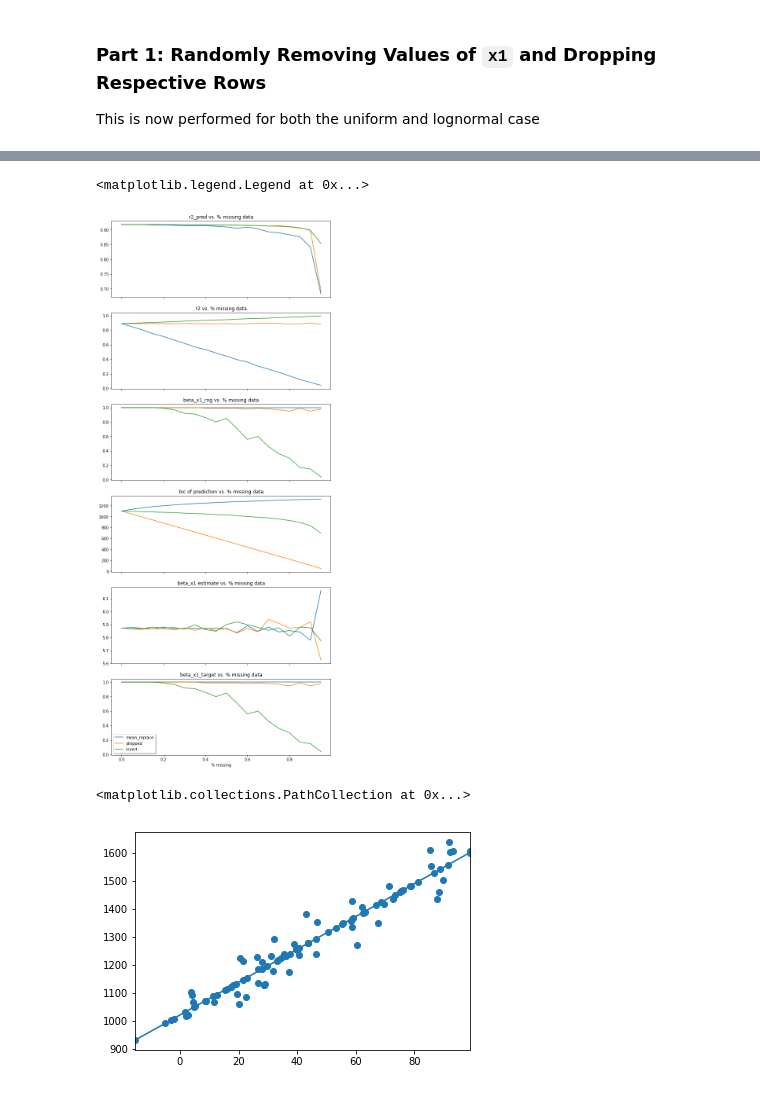
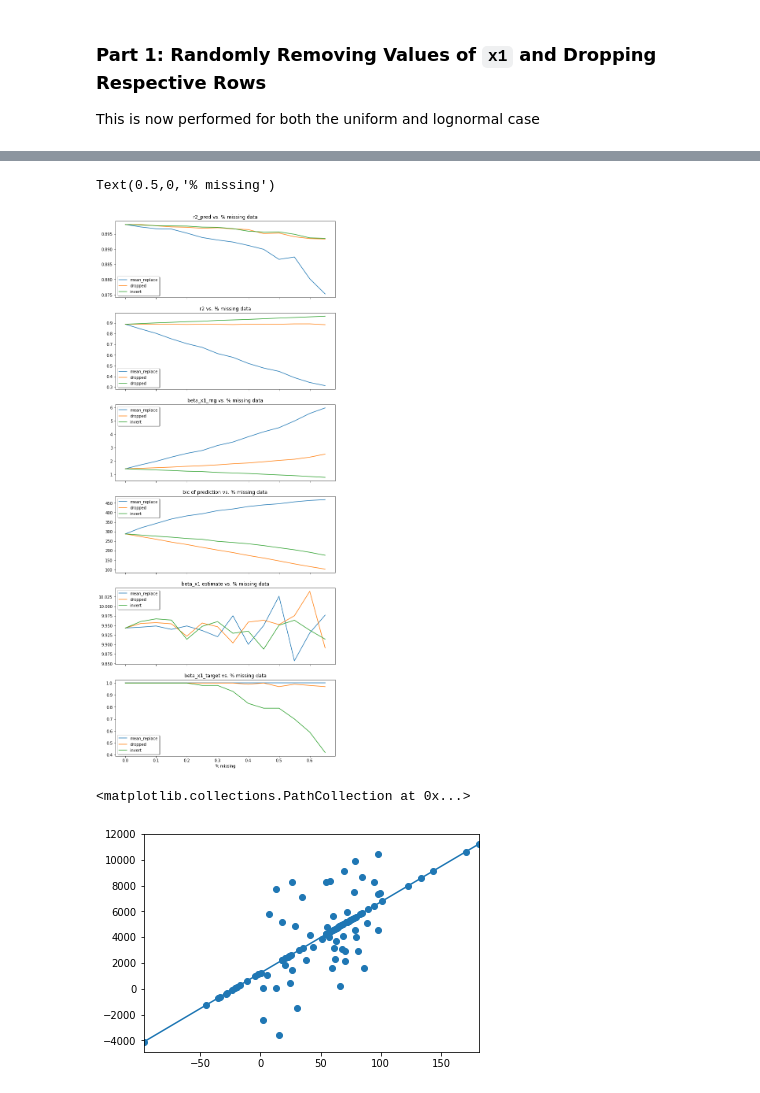
Before and after one commit to eilifm/rit_missing_data, a Jupyter notebook: 2018-02-10_simple_case_comparisons_4_method.ipynb, the cells around one changed output, grey strips where cells are left out. Cells and saved outputs as stored; diff of their text form; code cells hidden in the pictures.

```diff
--- a/2018-02-10_simple_case_comparisons_4_method.ipynb
+++ b/2018-02-10_simple_case_comparisons_4_method.ipynb
@@ -21,16 +21,16 @@ x1_norm_clean_fit_data, x1_norm_test_data, x1_norm_coeffs = generate_ind_model(
                                                         1,
                                                         [x_def_helper('lognormal', coeff=6, mean=1, sigma=1)],
                                                         intercept=10,
-                                                        n=100,
-                                                        noise_factor=.05
+                                                        n=16,
+                                                        beta_sigma=.01
                                                     )
 
 x1_uniform_clean_fit_data, x1_uniform_test_data, x1_uniform_coeffs = generate_ind_model(
                                                         1,
-                                                        [x_def_helper('uniform', coeff=6, low=0, high=100)],
-                                                        intercept=1000,
+                                                        [x_def_helper('uniform', coeff=10, low=0, high=1)],
+                                                        intercept=10,
                                                         n=100,
-                                                        noise_factor=.1
+                                                        beta_sigma=.1
                                                     )
 print(x1_norm_clean_fit_data['y'].std())
 print(x1_uniform_clean_fit_data['y'].std())
@@ -56,7 +56,7 @@ def run(fit_data, test_data, action_type, incr=.05,iters=50):
     # Begin replication loop
     for i in range(iters):
         # Begin percent range loop
-        for pct in np.arange(0, 1, incr):
+        for pct in np.arange(0, .8, incr):
 
             # Make a copy of the dataset so that we do not contaminate the memory
             wrecked_data = fit_data.copy(deep=True)
@@ -115,7 +115,7 @@ def run_new(fit_data, test_data, action_type, incr=.05,iters=50):
     # Begin replication loop
     for i in range(iters):
         # Begin percent range loop
-        for pct in np.arange(0, 1, incr):
+        for pct in np.arange(0, .7, incr):
 
             # Make a copy of the dataset so that we do not contaminate the memory
             wrecked_data = fit_data.copy(deep=True)
@@ -132,7 +132,7 @@ def run_new(fit_data, test_data, action_type, incr=.05,iters=50):
                 elif action_type == 'invert':
                     fixed_data, w_impute_coeff = inverse_fit_impute('x1', 'y', wrecked_data)
                 elif action_type == 'random':
-                    raise NotImplementedError("Still working on it.")
+                    fixed_data = rand_replace('x1', wrecked_data)
                 else:
                     raise ValueError("Invalid action_type: %s" % action_type)
             else:
@@ -194,8 +199,8 @@ x1_uniform_results_drop_agg, x1_uniform_drop_results = run_new(x1_uniform_clean_
 # %%
 x1_uniform_results = {'mean_replace': x1_uniform_results_mean_agg,
                       'invert': x1_uniform_results_invert_agg,
-                      'drop': x1_uniform_results_drop_agg
-                      }
+                      'drop': x1_uniform_results_drop_agg,
+                      'rand': x1_uniform_results_rand_agg}
 # %%
 x1_uniform_results_invert_agg
 #print(x1_lognorm_results_agg['fix'][['beta_x1_target']])|
@@ -221,44 +224,56 @@ x1_uniform_results_invert_agg
 # %%
 x1_uniform_results = x1_uniform_results
+x1_uniform_results['']
 f, axarr = plt.subplots(6, sharex=True, figsize=(10,25))
 axarr[0].plot(x1_uniform_results['mean_replace'][['r2_pred']], label='mean_replace')
 axarr[0].plot(x1_uniform_results['drop'][['r2_pred']], label='dropped')
 axarr[0].plot(x1_uniform_results['invert'][['r2_pred']], label='invert')
+#axarr[0].plot(x1_uniform_results['rand'][['r2_pred']], label='rand')
 axarr[0].set_title('r2_pred vs. % missing data')
+axarr[0].legend(shadow=True, fancybox=True)
 
 axarr[1].plot(x1_uniform_results['mean_replace'][['r2']], label='mean_replace')
 axarr[1].plot(x1_uniform_results['drop'][['r2']], label='dropped')
 axarr[1].plot(x1_uniform_results['invert'][['r2']], label='dropped')
+#axarr[1].plot(x1_uniform_results['rand'][['r2']], label='rand')
 axarr[1].set_title('r2 vs. % missing data')
+axarr[1].legend(shadow=True, fancybox=True)
 
-axarr[2].plot(x1_uniform_results['mean_replace'][['beta_x1_target']], label='mean_replace')
-axarr[2].plot(x1_uniform_results['drop'][['beta_x1_target']], label='dropped')
-axarr[2].plot(x1_uniform_results['invert'][['beta_x1_target']], label='invert')
+axarr[2].plot(x1_uniform_results['mean_replace'][['beta_x1_rng']], label='mean_replace')
+axarr[2].plot(x1_uniform_results['drop'][['beta_x1_rng']], label='dropped')
+axarr[2].plot(x1_uniform_results['invert'][['beta_x1_rng']], label='invert')
+#axarr[2].plot(x1_uniform_results['rand'][['beta_x1_rng']], label='rand')
 axarr[2].set_title('beta_x1_rng vs. % missing data')
+axarr[2].legend(shadow=True, fancybox=True)
 
 axarr[3].plot(x1_uniform_results['mean_replace'][['bic']], label='mean_replace')
 axarr[3].plot(x1_uniform_results['drop'][['bic']], label='dropped')
 axarr[3].plot(x1_uniform_results['invert'][['bic']], label='invert')
+#axarr[3].plot(x1_uniform_results['rand'][['bic']], label='rand')
 axarr[3].set_title('bic of prediction vs. % missing data')
+axarr[3].legend(shadow=True, fancybox=True)
 
 #beta_x1
 axarr[4].plot(x1_uniform_results['mean_replace'][['beta_x1']], label='mean_replace')
 axarr[4].plot(x1_uniform_results['drop'][['beta_x1']], label='dropped')
 axarr[4].plot(x1_uniform_results['invert'][['beta_x1']], label='invert')
+#axarr[4].plot(x1_uniform_results['rand'][['beta_x1']], label='rand')
 axarr[4].set_title('beta_x1 estimate vs. % missing data')
+axarr[4].legend(shadow=True, fancybox=True)
 
 #beta_x1_target
 axarr[5].plot(x1_uniform_results['mean_replace'][['beta_x1_target']], label='mean_replace')
 axarr[5].plot(x1_uniform_results['drop'][['beta_x1_target']], label='dropped')
 axarr[5].plot(x1_uniform_results['invert'][['beta_x1_target']], label='invert')
+#axarr[5].plot(x1_uniform_results['rand'][['beta_x1_target']], label='rand')
 axarr[5].set_title('beta_x1_target vs. % missing data')
-
+axarr[5].legend(shadow=True, fancybox=True)
 
 axarr[5].set_xlabel('% missing')
-plt.legend(shadow=True, fancybox=True)
+#plt.legend(shadow=True, fancybox=True)
 # %% [output]
-<matplotlib.legend.Legend at 0x...>
+Text(0.5,0,'% missing')
-[figure, old version]
+[figure, new version]
 # %%
 wrecked_data = x1_uniform_clean_fit_data.copy(deep=True)
 wrecked_data = uniform_shred_cols(['x1'], .5, wrecked_data)
@@ -273,7 +288,7 @@ ax = fig.axes[0]
 ax.scatter(fixed_data['x1'], fixed_data['y'])
 # %% [output]
 <matplotlib.collections.PathCollection at 0x...>
-[figure, old version]
+[figure, new version]
 # %%
 print(ex_fitted.summary())
 # %% [output]
```
Also changed, not shown: parts of 6 cells of this notebook, 5 other files.
